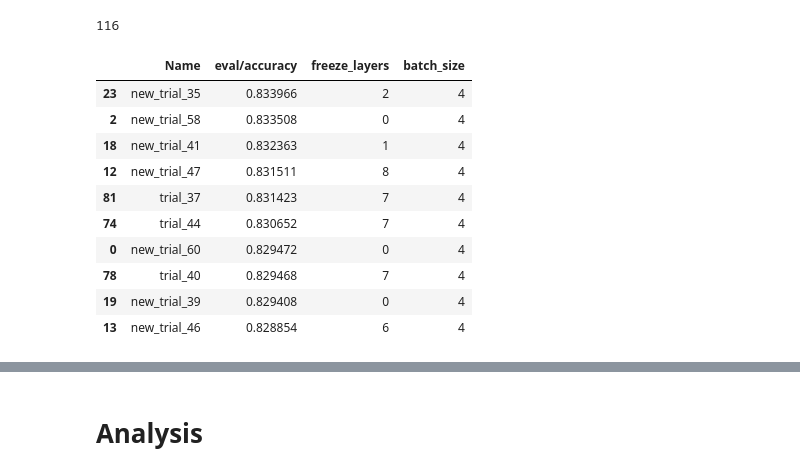
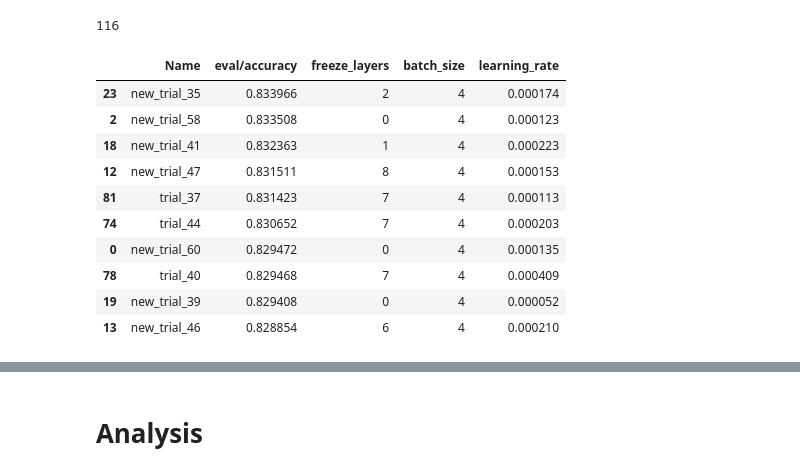
Before and after one commit to PulyaPolya/musicbert_hf, a Jupyter notebook: visualisations.ipynb, the cells around one changed output, grey strips where cells are left out. Cells and saved outputs as stored; diff of their text form; code cells hidden in the pictures.

```diff
--- a/visualisations.ipynb
+++ b/visualisations.ipynb
@@ -26,19 +26,19 @@ len(data)
 116
 # %%
 data =data.sort_values(by = ["eval/accuracy"], ascending=False)
-data[["Name", "eval/accuracy", "freeze_layers", "batch_size"]].head(10)
+data[["Name", "eval/accuracy", "freeze_layers", "batch_size", "learning_rate"]].head(10)
 # %% [output]
-|  | Name | eval/accuracy | freeze_layers | batch_size |
-| 23 | new_trial_35 | 0.833966 | 2 | 4 |
-| 2 | new_trial_58 | 0.833508 | 0 | 4 |
-| 18 | new_trial_41 | 0.832363 | 1 | 4 |
-| 12 | new_trial_47 | 0.831511 | 8 | 4 |
-| 81 | trial_37 | 0.831423 | 7 | 4 |
-| 74 | trial_44 | 0.830652 | 7 | 4 |
-| 0 | new_trial_60 | 0.829472 | 0 | 4 |
-| 78 | trial_40 | 0.829468 | 7 | 4 |
-| 19 | new_trial_39 | 0.829408 | 0 | 4 |
-| 13 | new_trial_46 | 0.828854 | 6 | 4 |
+|  | Name | eval/accuracy | freeze_layers | batch_size | learning_rate |
+| 23 | new_trial_35 | 0.833966 | 2 | 4 | 0.000174 |
+| 2 | new_trial_58 | 0.833508 | 0 | 4 | 0.000123 |
+| 18 | new_trial_41 | 0.832363 | 1 | 4 | 0.000223 |
+| 12 | new_trial_47 | 0.831511 | 8 | 4 | 0.000153 |
+| 81 | trial_37 | 0.831423 | 7 | 4 | 0.000113 |
+| 74 | trial_44 | 0.830652 | 7 | 4 | 0.000203 |
+| 0 | new_trial_60 | 0.829472 | 0 | 4 | 0.000135 |
+| 78 | trial_40 | 0.829468 | 7 | 4 | 0.000409 |
+| 19 | new_trial_39 | 0.829408 | 0 | 4 | 0.000052 |
+| 13 | new_trial_46 | 0.828854 | 6 | 4 | 0.000210 |
 # %%
 targets = ["inversion", "quality", "degree" , "key_pc_mode" ]
 # %%
```
Also changed, not shown: parts of 15 cells of this notebook, 2 other files.
